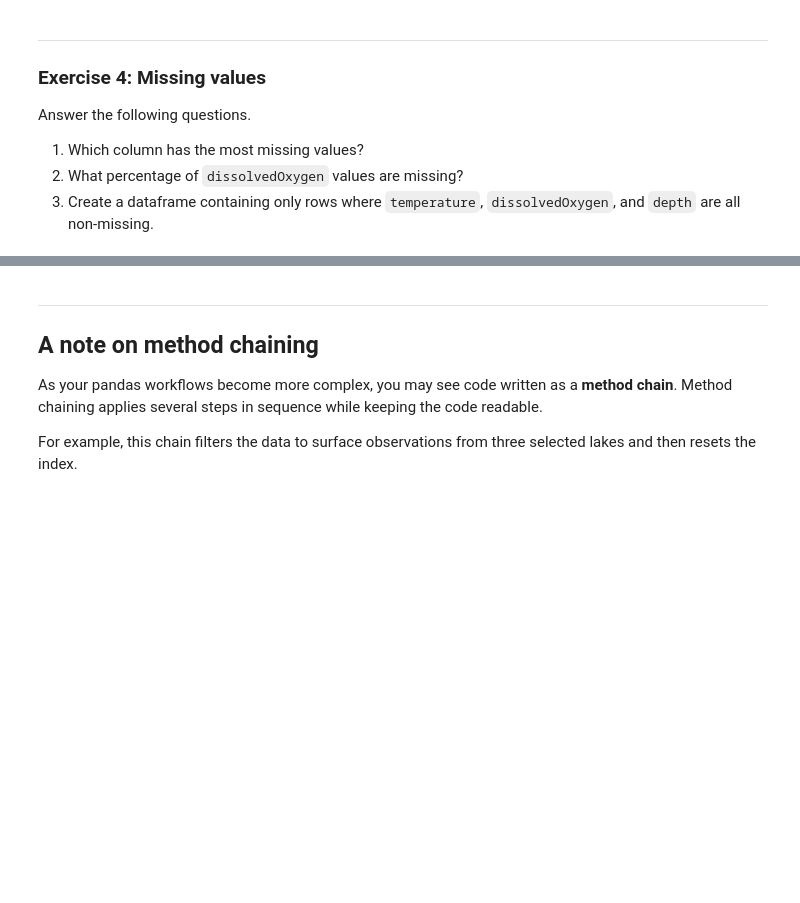
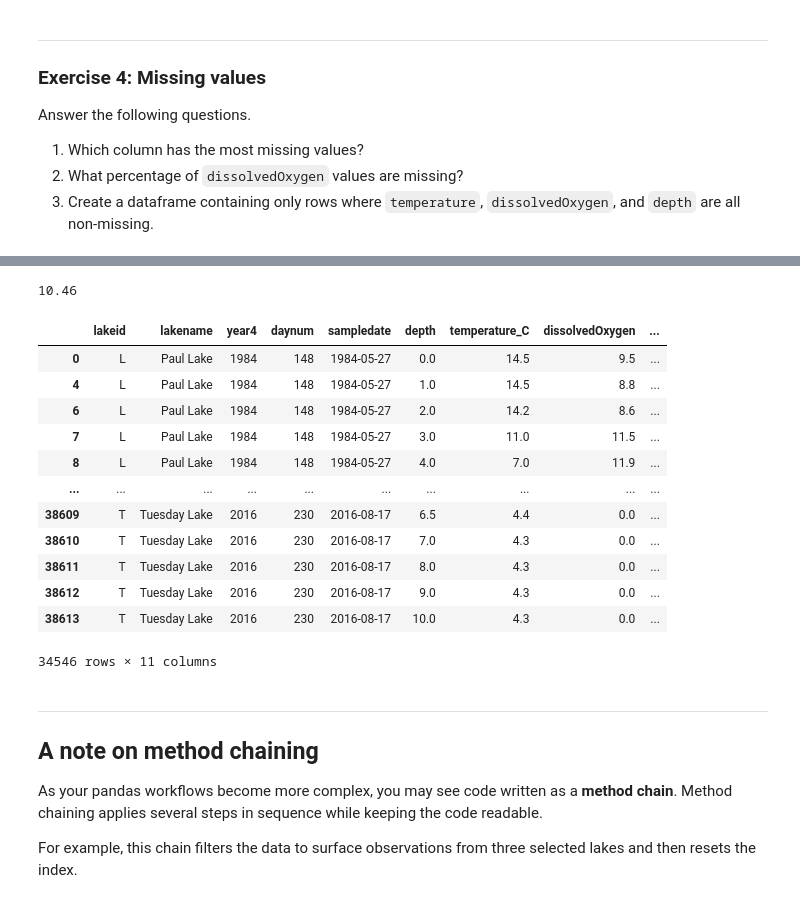
Before and after one commit to peytonrsmith/ENV700, a Jupyter notebook: lessons/Lesson 4/M4-data-wrangling-1.ipynb, the cells around one changed output, grey strips where cells are left out. Drawn from its saved outputs; the diff is of its cells as text; code cells hidden in the pictures; blank space fills up the shorter version.

```diff
--- a/lessons/Lesson 4/M4-data-wrangling-1.ipynb
+++ b/lessons/Lesson 4/M4-data-wrangling-1.ipynb
@@ -341,7 +596,27 @@ Answer the following questions.
 # %%
 # 2. What percentage of dissolvedOxygen values are missing?
+NTL_missing_DO = NTL_phys_data.loc[NTL_phys_data["dissolvedOxygen"].isna()]
+print((NTL_phys_data['dissolvedOxygen'].isna().sum() / len(NTL_phys_data) * 100).round(2))
+# %% [output]
+10.46
 # %%
 # 3. Keep rows where temperature, dissolvedOxygen, and depth are all non-missing
+NTL_complete = NTL_phys_data.dropna(subset=['temperature_C', 'dissolvedOxygen', 'depth'])
+print(NTL_complete)
+# %% [output]
+|  | lakeid | lakename | year4 | daynum | sampledate | depth | temperature_C | dissolvedOxygen | ... |
+| 0 | L | Paul Lake | 1984 | 148 | 1984-05-27 | 0.0 | 14.5 | 9.5 | ... |
+| 4 | L | Paul Lake | 1984 | 148 | 1984-05-27 | 1.0 | 14.5 | 8.8 | ... |
+| 6 | L | Paul Lake | 1984 | 148 | 1984-05-27 | 2.0 | 14.2 | 8.6 | ... |
+| 7 | L | Paul Lake | 1984 | 148 | 1984-05-27 | 3.0 | 11.0 | 11.5 | ... |
+| 8 | L | Paul Lake | 1984 | 148 | 1984-05-27 | 4.0 | 7.0 | 11.9 | ... |
+| ... | ... | ... | ... | ... | ... | ... | ... | ... | ... |
+| 38609 | T | Tuesday Lake | 2016 | 230 | 2016-08-17 | 6.5 | 4.4 | 0.0 | ... |
+| 38610 | T | Tuesday Lake | 2016 | 230 | 2016-08-17 | 7.0 | 4.3 | 0.0 | ... |
+| 38611 | T | Tuesday Lake | 2016 | 230 | 2016-08-17 | 8.0 | 4.3 | 0.0 | ... |
+| 38612 | T | Tuesday Lake | 2016 | 230 | 2016-08-17 | 9.0 | 4.3 | 0.0 | ... |
+| 38613 | T | Tuesday Lake | 2016 | 230 | 2016-08-17 | 10.0 | 4.3 | 0.0 | ... |
+34546 rows × 11 columns
 # %% [markdown]
 ---
 ## A note on method chaining
```
Also changed, not shown: parts of 44 cells of this notebook.
